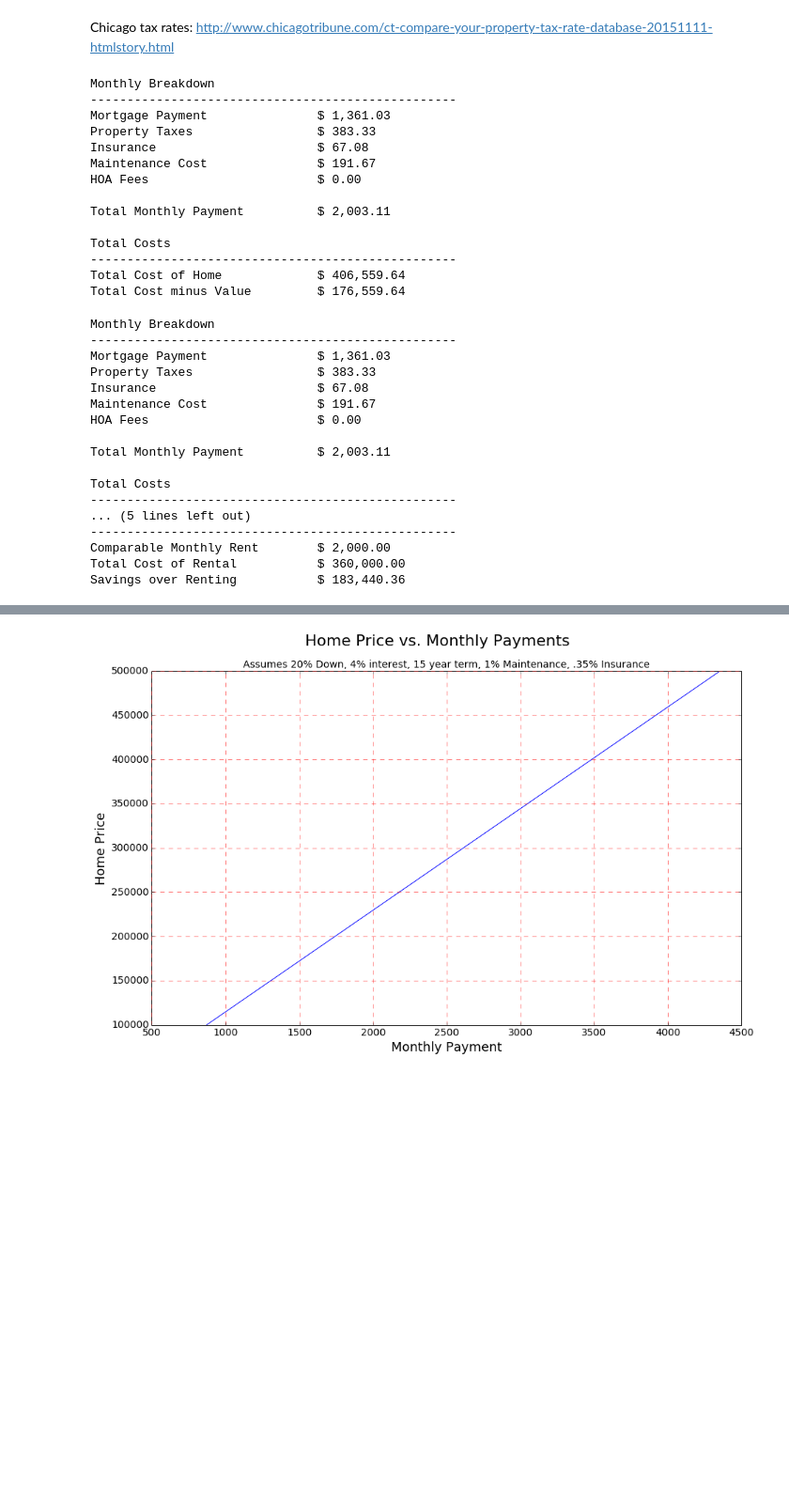
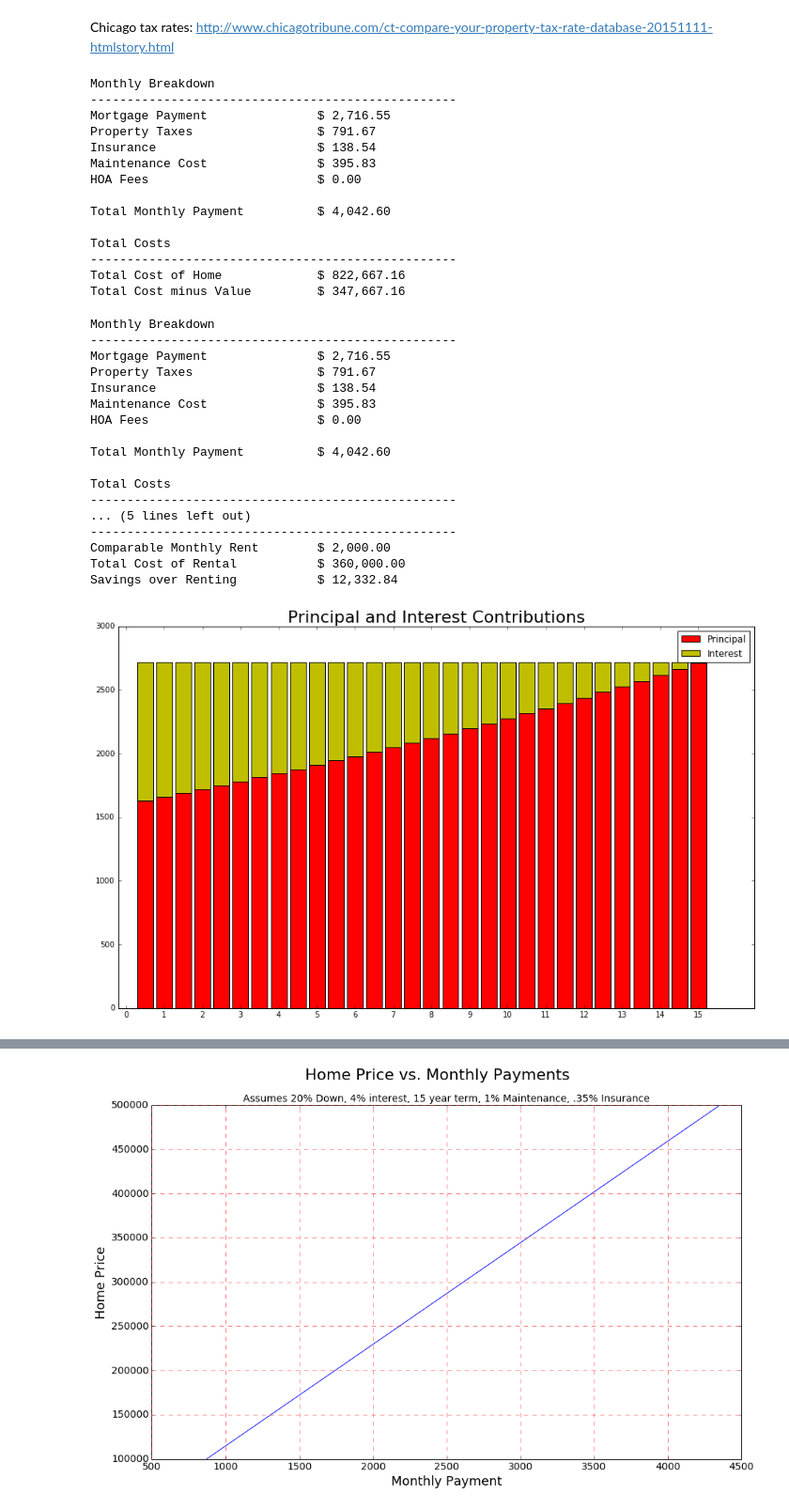
Before and after one commit to dkmehrmann/-deprecated-dkmehrmann.github.io, a Jupyter notebook: _ipynb/drafts/mortgage_calculator.ipynb, the cells around one changed output, grey strips where cells are left out. Shown at 94% size. Cells and saved outputs as stored; diff of their text form; code cells hidden in the pictures; blank space fills up the shorter version.

Commit message:
added a couple plots

```diff
--- a/_ipynb/drafts/mortgage_calculator.ipynb
+++ b/_ipynb/drafts/mortgage_calculator.ipynb
@@ -15,6 +16,7 @@ class own_home:
         self.P = value - down
 
         self.value = value
+        self.down = down
 
         self.N = term * 12
         self.i = interest/12
@@ -78,6 +80,21 @@ class own_home:
         # total savings
         print('{0:30} $ {1:,.2f}'.format("Savings over Renting", rental_cost - self.total_cost + self.value))
 
+    def create_burndown(self):
+
+        P = [self.P]
+        I = [0]
+        princ_contribution = [0]
+
+        for i in range(self.N):
+            interest = self.i * P[i]
+            amt_to_principal = self.mortgage_payment - interest
+            P.append(P[i]-amt_to_principal)
+            I.append(interest)
+            princ_contribution.append(amt_to_principal)
+
+        return princ_contribution, I
+
 
 def inverse_payment_calculator(payment,
                                down=.20,
@@ -95,9 +112,9 @@ def inverse_payment_calculator(payment,
 
     return numerator/denom
 # %%
-o = own_home(value=230000,
+o = own_home(value=475000,
              down=.20,
-             interest=0.04,
+             interest=0.035,
              term=15,
              tax_rate=0.02,
              maintenance_rate=0.01,
@@ -108,30 +125,30 @@ print(o)
 # %% [output]
 Monthly Breakdown
 --------------------------------------------------
-Mortgage Payment               $ 1,361.03
-Property Taxes                 $ 383.33
-Insurance                      $ 67.08
-Maintenance Cost               $ 191.67
+Mortgage Payment               $ 2,716.55
+Property Taxes                 $ 791.67
+Insurance                      $ 138.54
+Maintenance Cost               $ 395.83
 HOA Fees                       $ 0.00
 
-Total Monthly Payment          $ 2,003.11
+Total Monthly Payment          $ 4,042.60
 
 Total Costs
 --------------------------------------------------
-Total Cost of Home             $ 406,559.64
-Total Cost minus Value         $ 176,559.64
+Total Cost of Home             $ 822,667.16
+Total Cost minus Value         $ 347,667.16
 # %%
 o.compare_with_rental(2000)
 # %% [output]
 Monthly Breakdown
 --------------------------------------------------
-Mortgage Payment               $ 1,361.03
-Property Taxes                 $ 383.33
-Insurance                      $ 67.08
-Maintenance Cost               $ 191.67
+Mortgage Payment               $ 2,716.55
+Property Taxes                 $ 791.67
+Insurance                      $ 138.54
+Maintenance Cost               $ 395.83
 HOA Fees                       $ 0.00
 
-Total Monthly Payment          $ 2,003.11
+Total Monthly Payment          $ 4,042.60
 
 Total Costs
 --------------------------------------------------
@@ -139,4 +156,22 @@ Total Costs
 --------------------------------------------------
 Comparable Monthly Rent        $ 2,000.00
 Total Cost of Rental           $ 360,000.00
-Savings over Renting           $ 183,440.36
+Savings over Renting           $ 12,332.84
+# %%
+fig, ax = plt.subplots(figsize=(15, 9))
+
+ind = range(o.N + 1)[::6]
+width=5
+
+p1 = ax.bar(ind, o.create_burndown()[0][::6], width, color='r')
+p2 = ax.bar(ind, o.create_burndown()[1][::6], width, color='y',
+             bottom=o.create_burndown()[0][::6])
+
+# plt.ylabel('Scores')
+plt.title('Principal and Interest Contributions', size=22)
+plt.xticks([x + width/2 for x in ind][::2], [int(x/12) for x in ind][::2])
+plt.legend((p1[0], p2[0]), ('Principal', 'Interest'))
+
+plt.show()
+# %% [output]
+[figure, added]
```
Also changed, not shown: parts of 7 cells of this notebook.
